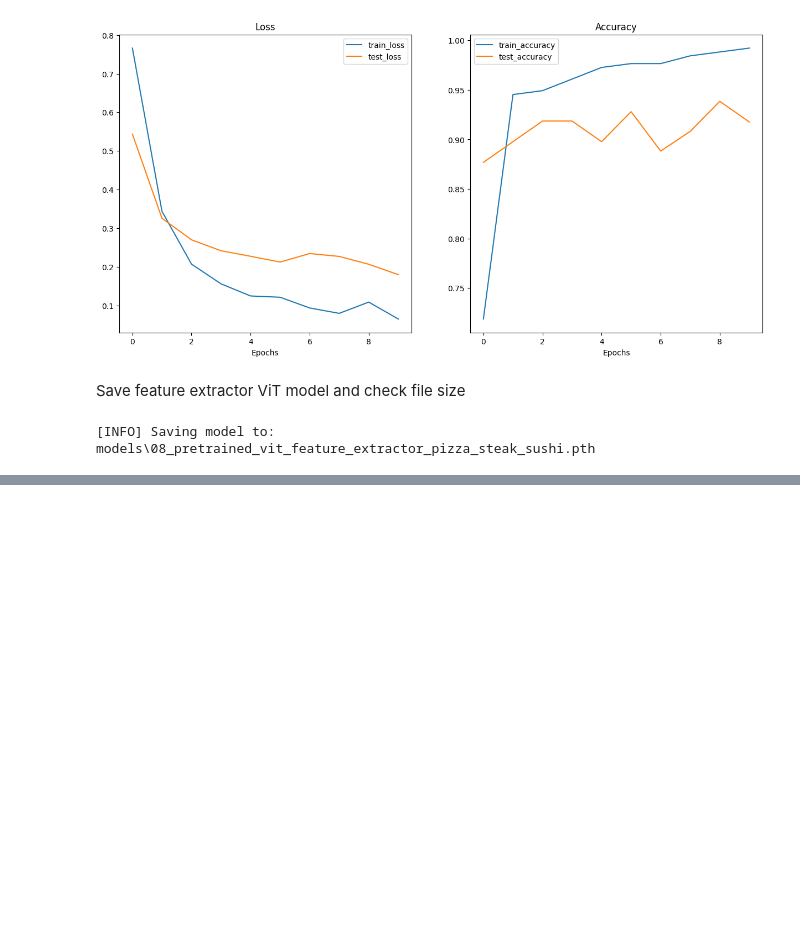
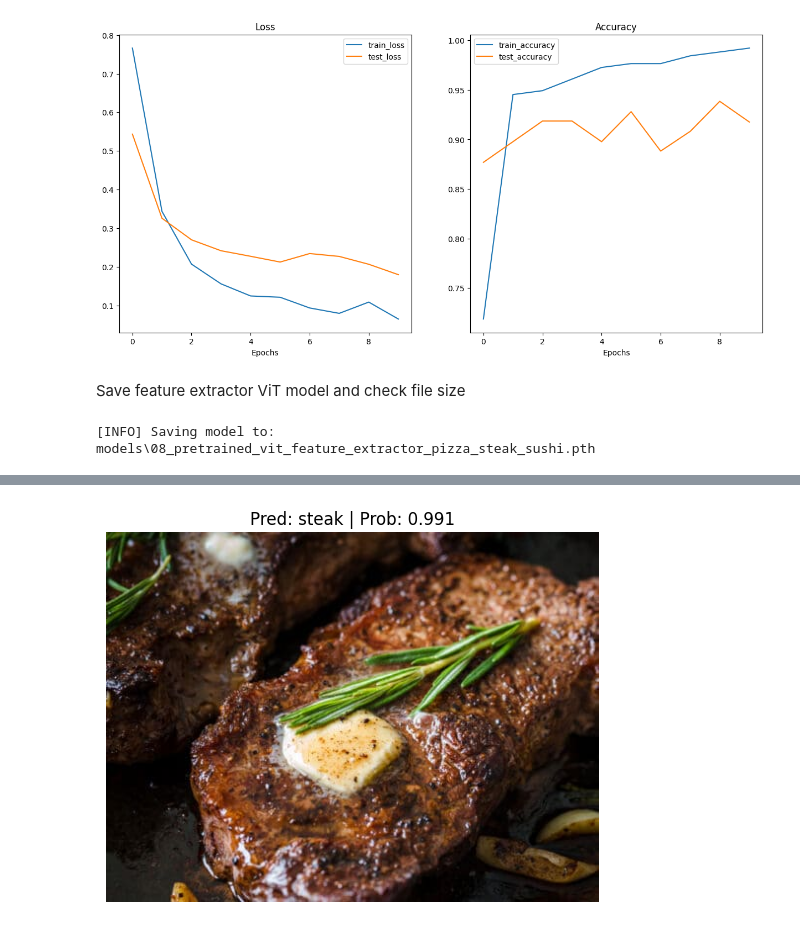
Before and after one commit to ChandulaSenevirathna/Vision_Transform_PyTorch, a Jupyter notebook: vit.ipynb, the cells around one changed output, grey strips where cells are left out. Drawn from its saved outputs; the diff is of its cells as text; code cells hidden in the pictures; blank space fills up the shorter version.

```diff
--- a/vit.ipynb
+++ b/vit.ipynb
@@ -979,0 +993,8 @@ utils.save_model(model=pretrained_vit,
+# %%
+custom_image_path =  "./pred_images/steak.jpg"
+
+pred_and_plot_image(model=pretrained_vit,
+                    image_path=custom_image_path,
+                    class_names=class_names)
+# %% [output]
+[figure, added]
```
Also changed, not shown: parts of 4 cells of this notebook, 3 other files.
